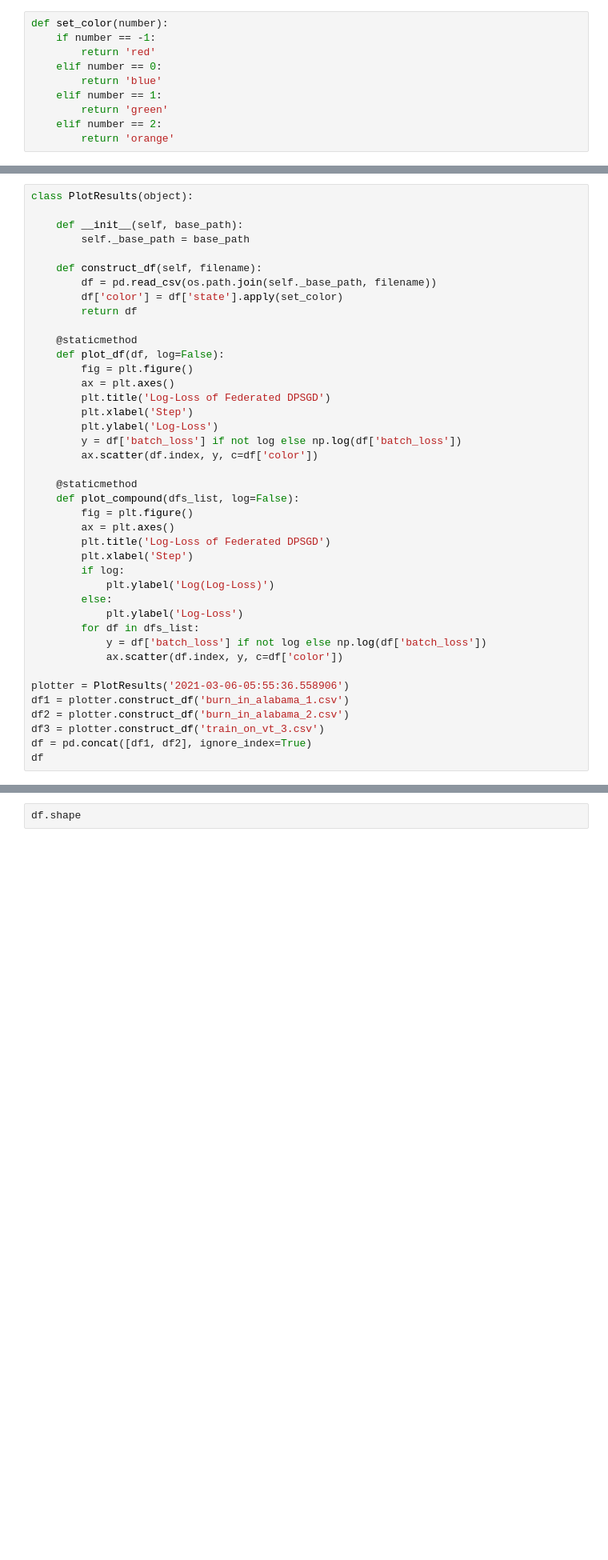
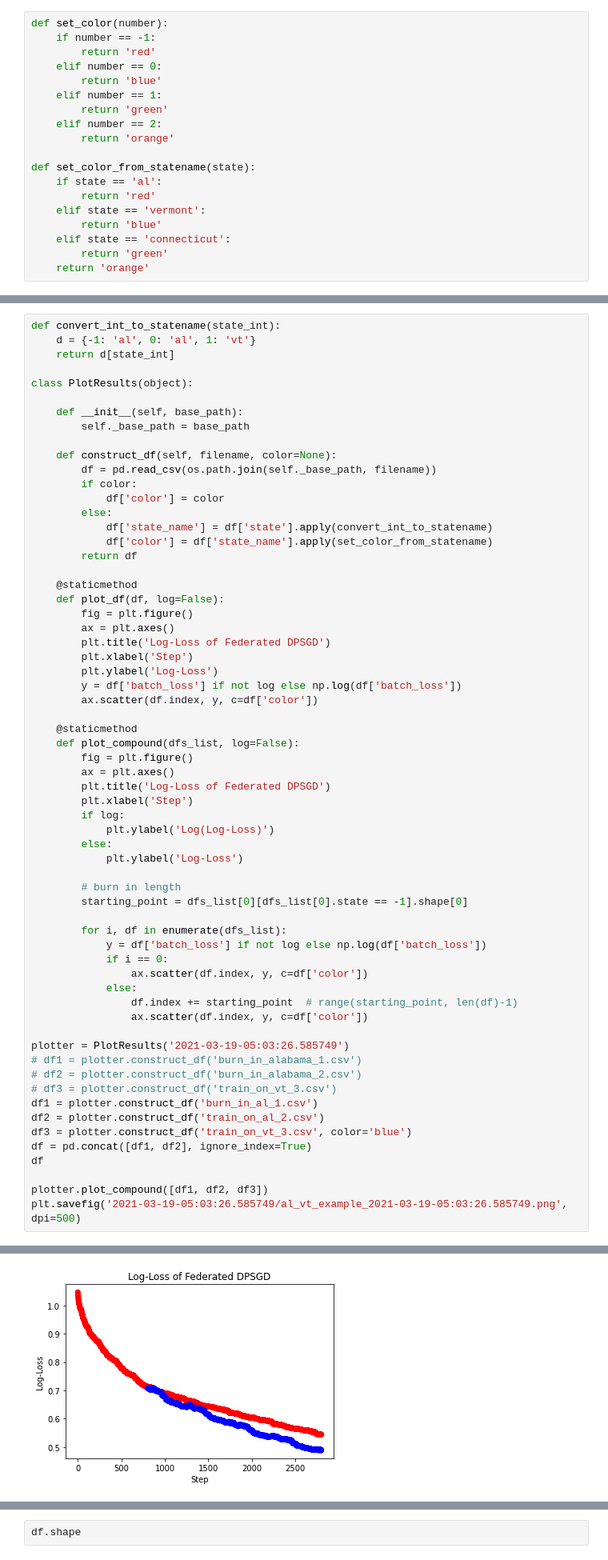
Before and after one commit to opendp/smartnoise-core-python, a Jupyter notebook: scripts/plots.ipynb, the cells around one changed output, grey strips where cells are left out. Shown at 80% size. Drawn from its saved outputs; the diff is of its cells as text; blank space fills up the shorter version.

Commit message:
Fixing learning rate and model structure to get reasonable results

```diff
--- a/scripts/plots.ipynb
+++ b/scripts/plots.ipynb
@@ -14,6 +14,15 @@ def set_color(number):
         return 'green'
     elif number == 2:
         return 'orange'
+
+def set_color_from_statename(state):
+    if state == 'al':
+        return 'red'
+    elif state == 'vermont':
+        return 'blue'
+    elif state == 'connecticut':
+        return 'green'
+    return 'orange'
 # %%
 df = pd.read_csv('alabama.csv')
 df.columns = ['index', 'a','b','c','d','e','f','g','h']
@@ -170,14 +179,22 @@ plt.savefig('all_results_log.png')
 # %% [output]
 [figure]
 # %%
+def convert_int_to_statename(state_int):
+    d = {-1: 'al', 0: 'al', 1: 'vt'}
+    return d[state_int]
+
 class PlotResults(object):
 
     def __init__(self, base_path):
         self._base_path = base_path
 
-    def construct_df(self, filename):
+    def construct_df(self, filename, color=None):
         df = pd.read_csv(os.path.join(self._base_path, filename))
-        df['color'] = df['state'].apply(set_color)
+        if color:
+            df['color'] = color
+        else:
+            df['state_name'] = df['state'].apply(convert_int_to_statename)
+            df['color'] = df['state_name'].apply(set_color_from_statename)
         return df
 
     @staticmethod
@@ -200,14 +217,28 @@ class PlotResults(object):
             plt.ylabel('Log(Log-Loss)')
         else:
             plt.ylabel('Log-Loss')
-        for df in dfs_list:
+
+        # burn in length
+        starting_point = dfs_list[0][dfs_list[0].state == -1].shape[0]
+
+        for i, df in enumerate(dfs_list):
             y = df['batch_loss'] if not log else np.log(df['batch_loss'])
-            ax.scatter(df.index, y, c=df['color'])
+            if i == 0:
+                ax.scatter(df.index, y, c=df['color'])
+            else:
+                df.index += starting_point  # range(starting_point, len(df)-1)
+                ax.scatter(df.index, y, c=df['color'])
 
-plotter = PlotResults('2021-03-06-05:55:36.558906')
-df1 = plotter.construct_df('burn_in_alabama_1.csv')
-df2 = plotter.construct_df('burn_in_alabama_2.csv')
-df3 = plotter.construct_df('train_on_vt_3.csv')
+plotter = PlotResults('2021-03-19-05:03:26.585749')
+# df1 = plotter.construct_df('burn_in_alabama_1.csv')
+# df2 = plotter.construct_df('burn_in_alabama_2.csv')
+# df3 = plotter.construct_df('train_on_vt_3.csv')
+df1 = plotter.construct_df('burn_in_al_1.csv')
+df2 = plotter.construct_df('train_on_al_2.csv')
+df3 = plotter.construct_df('train_on_vt_3.csv', color='blue')
 df = pd.concat([df1, df2], ignore_index=True)
 df
+
+plotter.plot_compound([df1, df2, df3])
+plt.savefig('2021-03-19-05:03:26.585749/al_vt_example_2021-03-19-05:03:26.585749.png', dpi=500)
 # %% [output]
@@ -226,0 +245 @@ df
+[figure, added]
```
Also changed, not shown: parts of 4 cells of this notebook, 2 other files.
